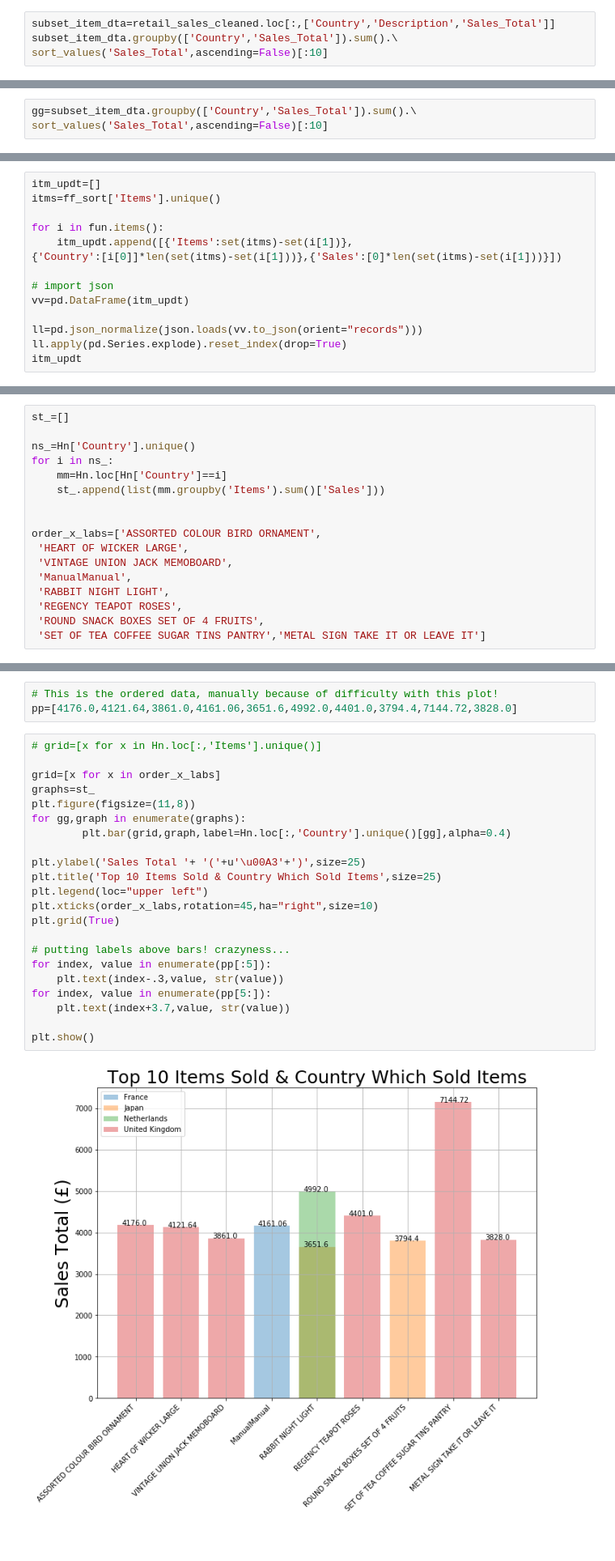
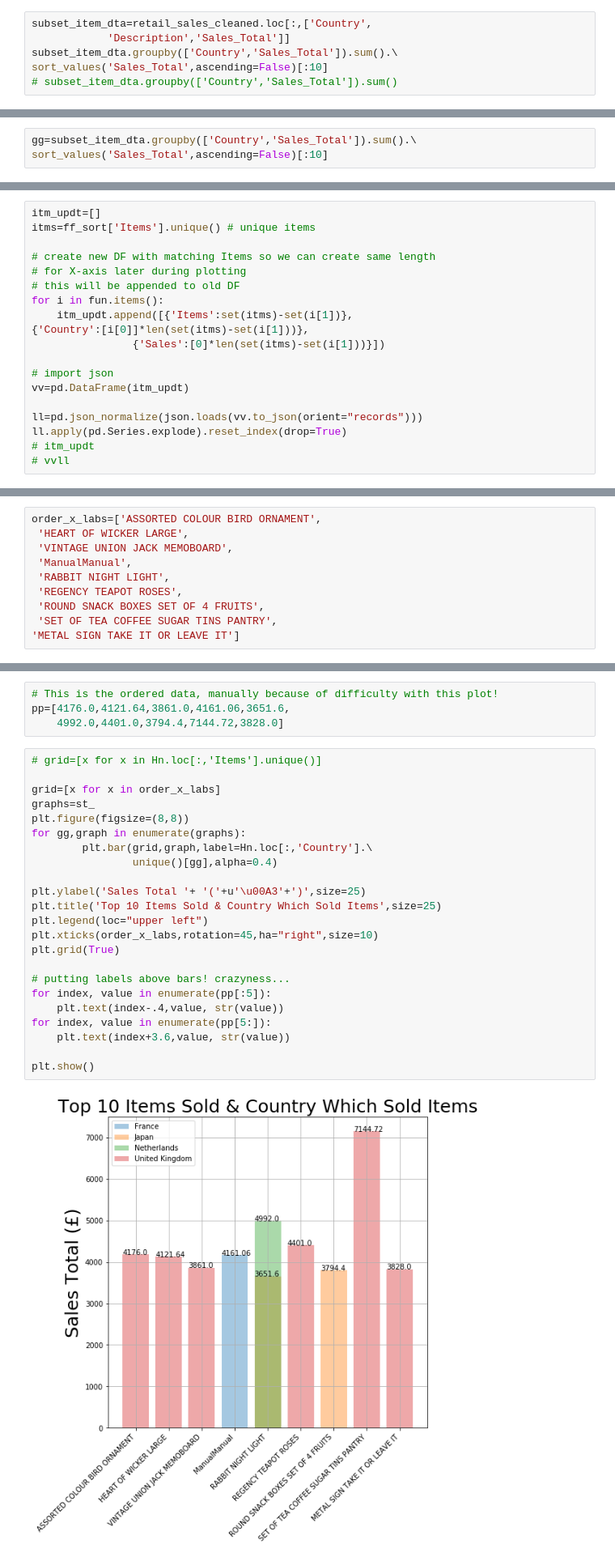
Before and after one commit to MrFuguDataScience/Python_Basics, a Jupyter notebook: Sales_DataPLots_02.ipynb, the cells around one changed output, grey strips where cells are left out. Shown: that part at 81% size. Drawn from its saved outputs; the diff is of its cells as text.

Commit message:
TimeSeries_SalesPlotsContd
fix mistakes

```diff
--- a/Sales_DataPLots_02.ipynb
+++ b/Sales_DataPLots_02.ipynb
@@ -52,9 +54,11 @@ retail_sales_cleaned['Quantity']*retail_sales_cleaned['UnitPrice']
 
 we need to do groupby and sorting to find this criteria. But, we need to do this in 2 steps.
 # %%
-subset_item_dta=retail_sales_cleaned.loc[:,['Country','Description','Sales_Total']]
+subset_item_dta=retail_sales_cleaned.loc[:,['Country',
+            'Description','Sales_Total']]
 subset_item_dta.groupby(['Country','Sales_Total']).sum().\
 sort_values('Sales_Total',ascending=False)[:10]
+# subset_item_dta.groupby(['Country','Sales_Total']).sum()
 # %% [output]
 |  |  | Description |
 | Country | Sales_Total |  |
@@ -167,16 +177,21 @@ defaultdict(list,
               'VINTAGE UNION JACK MEMOBOARD']})
 # %%
 itm_updt=[]
-itms=ff_sort['Items'].unique()
+itms=ff_sort['Items'].unique() # unique items
 
+# create new DF with matching Items so we can create same length
+# for X-axis later during plotting
+# this will be appended to old DF
 for i in fun.items():
     itm_updt.append([{'Items':set(itms)-set(i[1])},
-{'Country':[i[0]]*len(set(itms)-set(i[1]))},{'Sales':[0]*len(set(itms)-set(i[1]))}])
+{'Country':[i[0]]*len(set(itms)-set(i[1]))},
+                {'Sales':[0]*len(set(itms)-set(i[1]))}])
 
 # import json
 vv=pd.DataFrame(itm_updt)
 
 ll=pd.json_normalize(json.loads(vv.to_json(orient="records")))
 ll.apply(pd.Series.explode).reset_index(drop=True)
-itm_updt
+# itm_updt
+# vvll
 # %% [output]
@@ -224,12 +256,4 @@ Hn.head()
 # %%
-st_=[]
-
-ns_=Hn['Country'].unique()
-for i in ns_:
-    mm=Hn.loc[Hn['Country']==i]
-    st_.append(list(mm.groupby('Items').sum()['Sales']))
-
-
 order_x_labs=['ASSORTED COLOUR BIRD ORNAMENT',
  'HEART OF WICKER LARGE',
  'VINTAGE UNION JACK MEMOBOARD',
@@ -237,4 +261,5 @@ order_x_labs=['ASSORTED COLOUR BIRD ORNAMENT',
  'RABBIT NIGHT LIGHT',
  'REGENCY TEAPOT ROSES',
  'ROUND SNACK BOXES SET OF 4 FRUITS',
- 'SET OF TEA COFFEE SUGAR TINS PANTRY','METAL SIGN TAKE IT OR LEAVE IT']
+ 'SET OF TEA COFFEE SUGAR TINS PANTRY',
+'METAL SIGN TAKE IT OR LEAVE IT']
@@ -248,30 +266,32 @@ st_
 # %%
 # This is the ordered data, manually because of difficulty with this plot!
-pp=[4176.0,4121.64,3861.0,4161.06,3651.6,4992.0,4401.0,3794.4,7144.72,3828.0]
+pp=[4176.0,4121.64,3861.0,4161.06,3651.6,
+    4992.0,4401.0,3794.4,7144.72,3828.0]
 # %%
 # grid=[x for x in Hn.loc[:,'Items'].unique()]
 
 grid=[x for x in order_x_labs]
 graphs=st_
-plt.figure(figsize=(11,8))
+plt.figure(figsize=(8,8))
 for gg,graph in enumerate(graphs):
-        plt.bar(grid,graph,label=Hn.loc[:,'Country'].unique()[gg],alpha=0.4)
+        plt.bar(grid,graph,label=Hn.loc[:,'Country'].\
+                unique()[gg],alpha=0.4)
 
 plt.ylabel('Sales Total '+ '('+u'\u00A3'+')',size=25)
 plt.title('Top 10 Items Sold & Country Which Sold Items',size=25)
 plt.legend(loc="upper left")
 plt.xticks(order_x_labs,rotation=45,ha="right",size=10)
 plt.grid(True)
 
 # putting labels above bars! crazyness...
 for index, value in enumerate(pp[:5]):
-    plt.text(index-.3,value, str(value))
+    plt.text(index-.4,value, str(value))
 for index, value in enumerate(pp[5:]):
-    plt.text(index+3.7,value, str(value))
+    plt.text(index+3.6,value, str(value))
 
 plt.show()
 # %% [output]
-[figure, old version]
+[figure, new version]
 # %% [markdown]
 # `Pie Chart:`
 # %%
```
Also changed, not shown: parts of 17 cells of this notebook.
